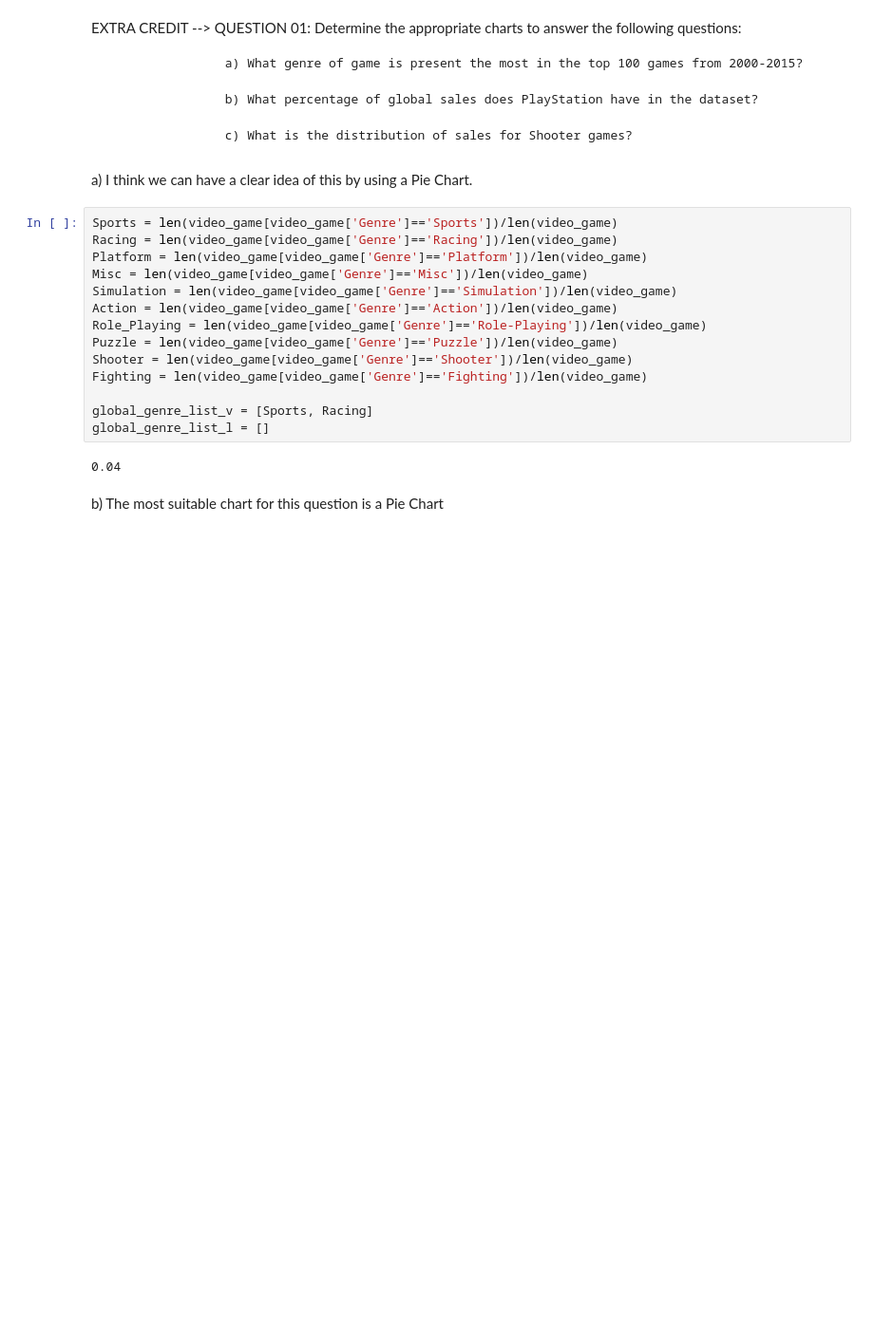
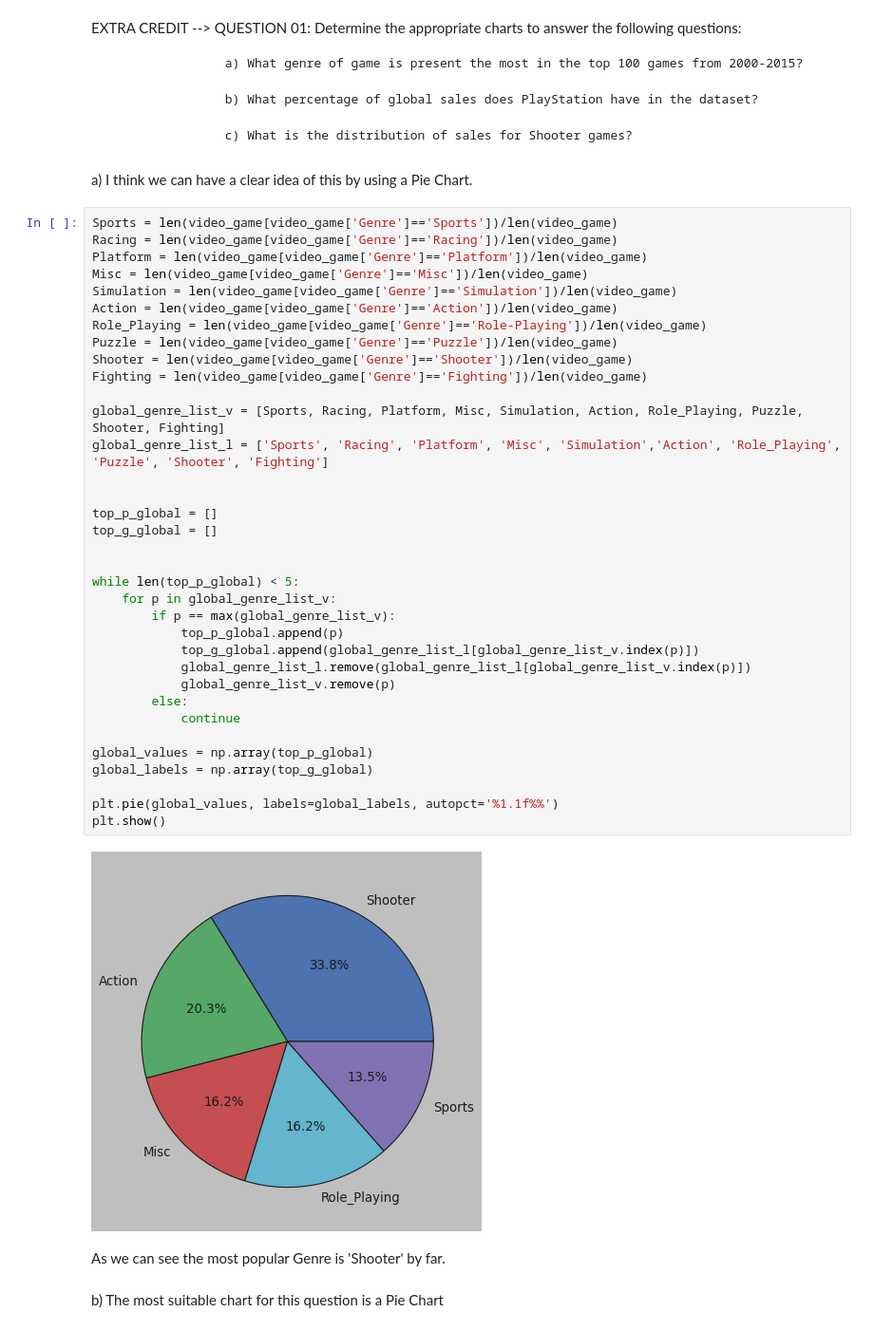
Before and after one commit to 3Grey6Jedi9/Data-Analysis-Project-06, a Jupyter notebook: Video Game Sales.ipynb, the cells around one changed output. Shown: that part at 95% size. Saved outputs shown, nothing was run; the diff lists cells and outputs as text; blank space fills up the shorter version.

```diff
--- a/Video Game Sales.ipynb
+++ b/Video Game Sales.ipynb
@@ -309,19 +309,42 @@ a) I think we can have a clear idea of this by using a Pie Chart.
 # %%
 Sports = len(video_game[video_game['Genre']=='Sports'])/len(video_game)
 Racing = len(video_game[video_game['Genre']=='Racing'])/len(video_game)
 Platform = len(video_game[video_game['Genre']=='Platform'])/len(video_game)
 Misc = len(video_game[video_game['Genre']=='Misc'])/len(video_game)
 Simulation = len(video_game[video_game['Genre']=='Simulation'])/len(video_game)
 Action = len(video_game[video_game['Genre']=='Action'])/len(video_game)
 Role_Playing = len(video_game[video_game['Genre']=='Role-Playing'])/len(video_game)
 Puzzle = len(video_game[video_game['Genre']=='Puzzle'])/len(video_game)
 Shooter = len(video_game[video_game['Genre']=='Shooter'])/len(video_game)
 Fighting = len(video_game[video_game['Genre']=='Fighting'])/len(video_game)
 
-global_genre_list_v = [Sports, Racing]
-global_genre_list_l = []
+global_genre_list_v = [Sports, Racing, Platform, Misc, Simulation, Action, Role_Playing, Puzzle, Shooter, Fighting]
+global_genre_list_l = ['Sports', 'Racing', 'Platform', 'Misc', 'Simulation','Action', 'Role_Playing', 'Puzzle', 'Shooter', 'Fighting']
+
+
+top_p_global = []
+top_g_global = []
+
+
+while len(top_p_global) < 5:
+    for p in global_genre_list_v:
+        if p == max(global_genre_list_v):
+            top_p_global.append(p)
+            top_g_global.append(global_genre_list_l[global_genre_list_v.index(p)])
+            global_genre_list_l.remove(global_genre_list_l[global_genre_list_v.index(p)])
+            global_genre_list_v.remove(p)
+        else:
+            continue
+
+global_values = np.array(top_p_global)
+global_labels = np.array(top_g_global)
+
+plt.pie(global_values, labels=global_labels, autopct='%1.1f%%')
+plt.show()
 # %% [output]
-0.04
+[figure, added]
+# %% [markdown]
+As we can see the most popular Genre is 'Shooter' by far.
 # %% [markdown]
 b) The most suitable chart for this question is a Pie Chart
 # %% [markdown]
```
